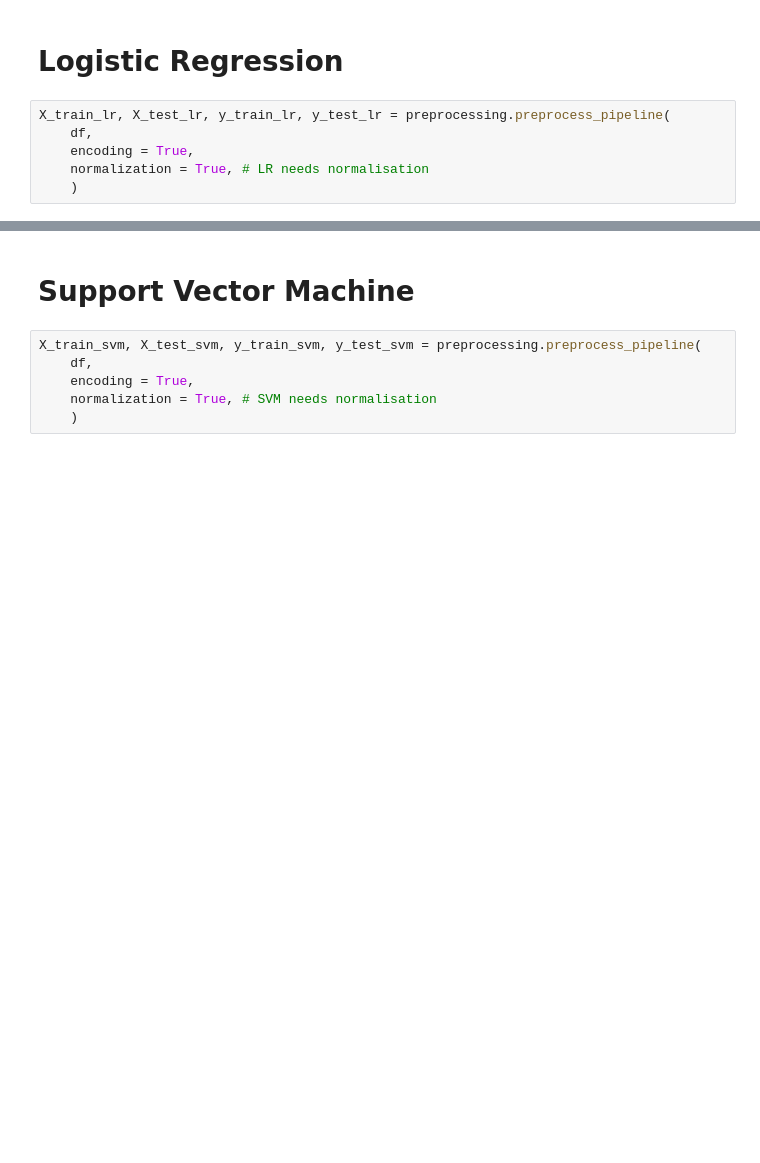
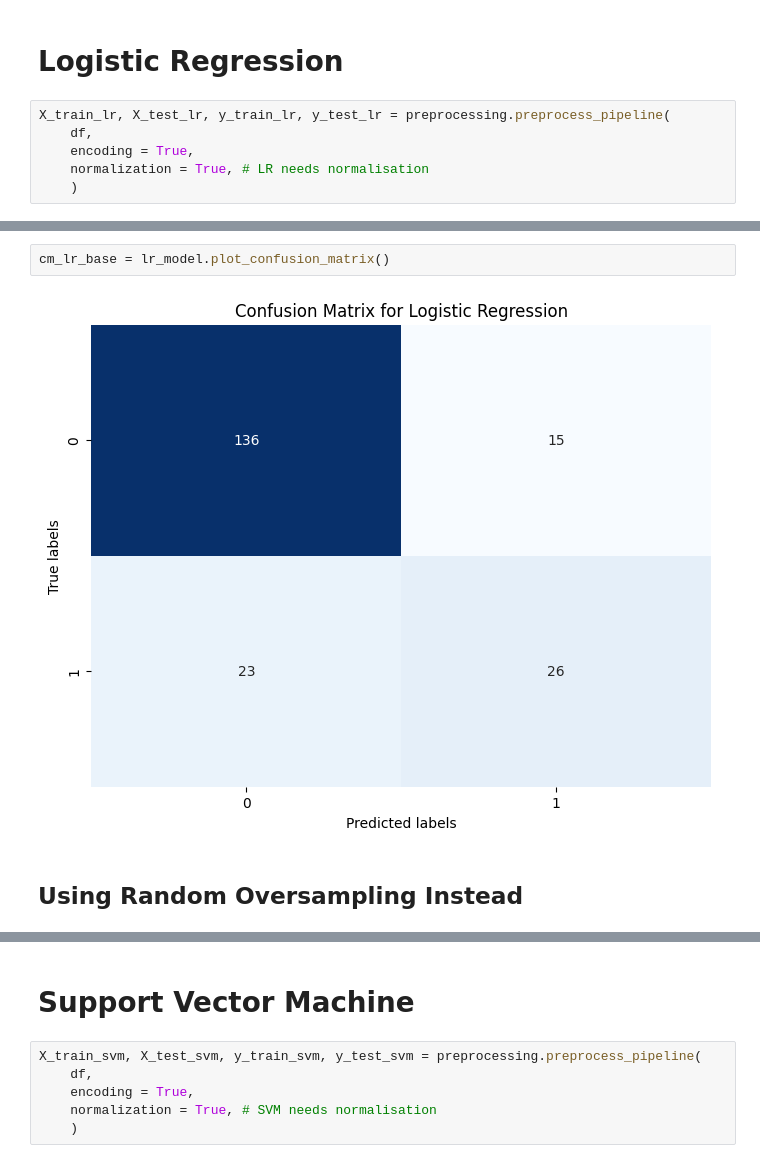
Before and after one commit to kevinchs0808/DSA4263-Project, a Jupyter notebook: main.ipynb, the cells around one changed output, grey strips where cells are left out. Saved outputs shown, nothing was run; the diff lists cells and outputs as text; blank space fills up the shorter version.

```diff
--- a/main.ipynb
+++ b/main.ipynb
@@ -790,0 +863,6 @@ X_train_lr, X_test_lr, y_train_lr, y_test_lr = preprocessing.preprocess_pipeline
+# %%
+cm_lr_base = lr_model.plot_confusion_matrix()
+# %% [output]
+[figure, added]
+# %% [markdown]
+## Using Random Oversampling Instead
```
Also changed, not shown: parts of 36 cells of this notebook, 1 other file.
